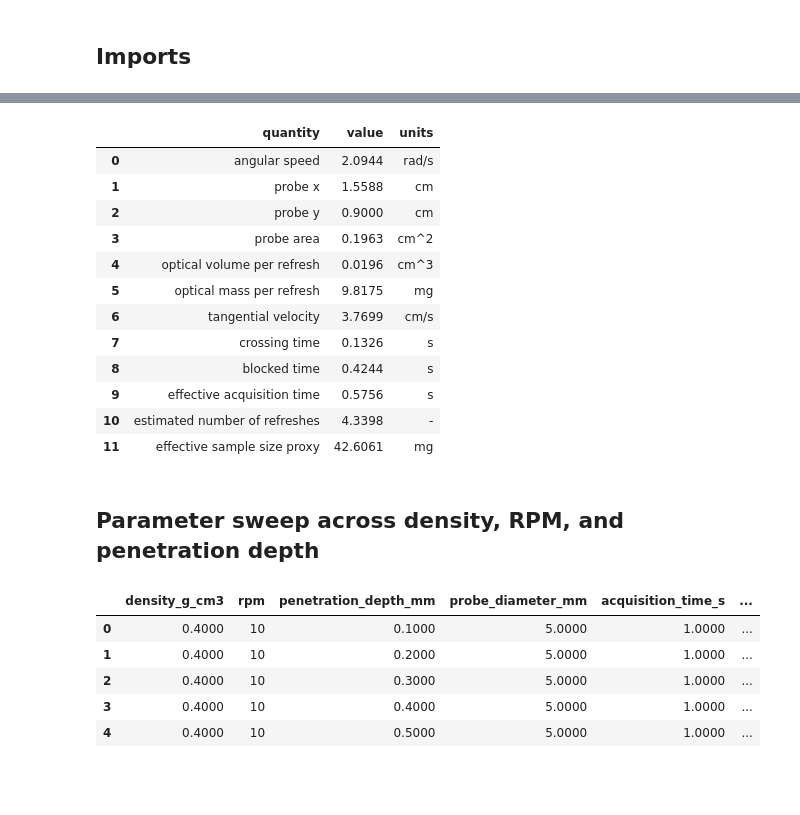
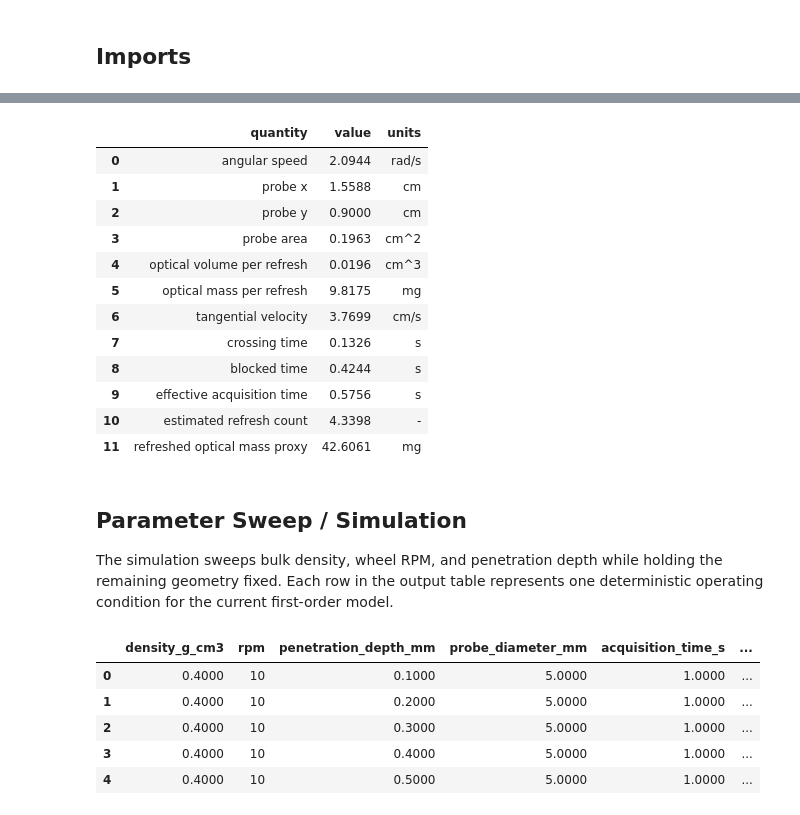
Before and after one commit to skibstede-web/efs-effective-sample-size, a Jupyter notebook: notebooks/setup_C_spiderwheel_effective_sample_size.ipynb, the cells around one changed output, grey strips where cells are left out. Cells and saved outputs as stored; diff of their text form; code cells hidden in the pictures; blank space fills up the shorter version.

```diff
--- a/notebooks/setup_C_spiderwheel_effective_sample_size.ipynb
+++ b/notebooks/setup_C_spiderwheel_effective_sample_size.ipynb
@@ -138,34 +222,85 @@ def effective_sample_mass_proxy_mg(density_g_cm3, probe_diameter_cm, penetration
 # %%
 example_penetration_depth_cm = example_penetration_depth_mm / 10.0
 omega = rpm_to_angular_speed(example_rpm)
 probe_x_cm, probe_y_cm = probe_position_1oclock(probe_radius_cm)
 area_cm2 = probe_area_cm2(probe_diameter_cm)
 volume_cm3 = optical_volume_cm3(probe_diameter_cm, example_penetration_depth_cm)
 mass_g = optical_mass_g(example_density_g_cm3, probe_diameter_cm, example_penetration_depth_cm)
 velocity_cm_s = tangential_velocity_cm_s(example_rpm, probe_radius_cm)
 t_cross = crossing_time_s(probe_diameter_cm, velocity_cm_s)
-t_block = estimate_blocked_time_s(example_rpm, acquisition_time_s, n_fingers, finger_width_cm, probe_radius_cm, probe_diameter_cm)
+t_block = estimate_blocked_time_s(
+    example_rpm,
+    acquisition_time_s,
+    n_fingers,
+    finger_width_cm,
+    probe_radius_cm,
+    probe_diameter_cm,
+)
 t_eff = max(acquisition_time_s - t_block, 0.0)
 n_refresh = t_eff / t_cross if t_cross > 0 else 0.0
-m_eff_proxy_mg = effective_sample_mass_proxy_mg(example_density_g_cm3, probe_diameter_cm, example_penetration_depth_cm, example_rpm, acquisition_time_s, probe_radius_cm, n_fingers, finger_width_cm)
-worked_example_df = pd.DataFrame({'quantity':['angular speed','probe x','probe y','probe area','optical volume per refresh','optical mass per refresh','tangential velocity','crossing time','blocked time','effective acquisition time','estimated number of refreshes','effective sample size proxy'],'value':[omega,probe_x_cm,probe_y_cm,area_cm2,volume_cm3,mass_g*1000.0,velocity_cm_s,t_cross,t_block,t_eff,n_refresh,m_eff_proxy_mg],'units':['rad/s','cm','cm','cm^2','cm^3','mg','cm/s','s','s','s','-','mg']})
+m_eff_proxy_mg = effective_sample_mass_proxy_mg(
+    example_density_g_cm3,
+    probe_diameter_cm,
+    example_penetration_depth_cm,
+    example_rpm,
+    acquisition_time_s,
+    probe_radius_cm,
+    n_fingers,
+    finger_width_cm,
+)
+
+worked_example_df = pd.DataFrame(
+    {
+        'quantity': [
+            'angular speed',
+            'probe x',
+            'probe y',
+            'probe area',
+            'optical volume per refresh',
+            'optical mass per refresh',
+            'tangential velocity',
+            'crossing time',
+            'blocked time',
+            'effective acquisition time',
+            'estimated refresh count',
+            'refreshed optical mass proxy',
+        ],
+        'value': [
+            omega,
+            probe_x_cm,
+            probe_y_cm,
+            area_cm2,
+            volume_cm3,
+            mass_g * 1000.0,
+            velocity_cm_s,
+            t_cross,
+            t_block,
+            t_eff,
+            n_refresh,
+            m_eff_proxy_mg,
+        ],
+        'units': ['rad/s', 'cm', 'cm', 'cm^2', 'cm^3', 'mg', 'cm/s', 's', 's', 's', '-', 'mg'],
+    }
+)
 worked_example_df
 # %% [output]
 |  | quantity | value | units |
 | 0 | angular speed | 2.0944 | rad/s |
 | 1 | probe x | 1.5588 | cm |
 | 2 | probe y | 0.9000 | cm |
 | 3 | probe area | 0.1963 | cm^2 |
 | 4 | optical volume per refresh | 0.0196 | cm^3 |
 | 5 | optical mass per refresh | 9.8175 | mg |
 | 6 | tangential velocity | 3.7699 | cm/s |
 | 7 | crossing time | 0.1326 | s |
 | 8 | blocked time | 0.4244 | s |
 | 9 | effective acquisition time | 0.5756 | s |
-| 10 | estimated number of refreshes | 4.3398 | - |
-| 11 | effective sample size proxy | 42.6061 | mg |
+| 10 | estimated refresh count | 4.3398 | - |
+| 11 | refreshed optical mass proxy | 42.6061 | mg |
-# %% [markdown]
-## Parameter sweep across density, RPM, and penetration depth
+# %% [markdown]
+## Parameter Sweep / Simulation
+
+The simulation sweeps bulk density, wheel RPM, and penetration depth while holding the remaining geometry fixed. Each row in the output table represents one deterministic operating condition for the current first-order model.
 # %%
 rows = []
 for density in density_values_g_cm3:
```
Also changed, not shown: parts of 41 cells of this notebook, 20 other files.
